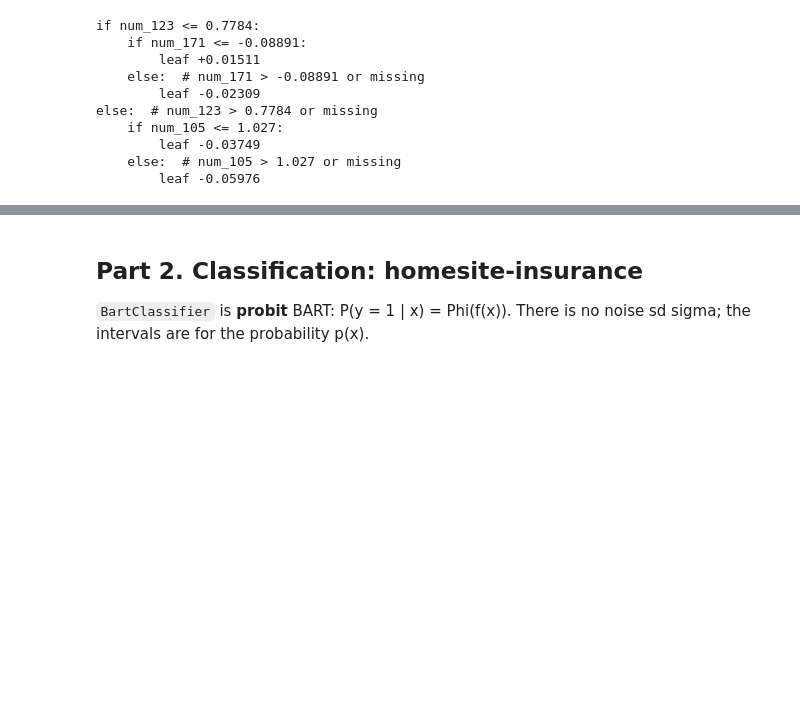
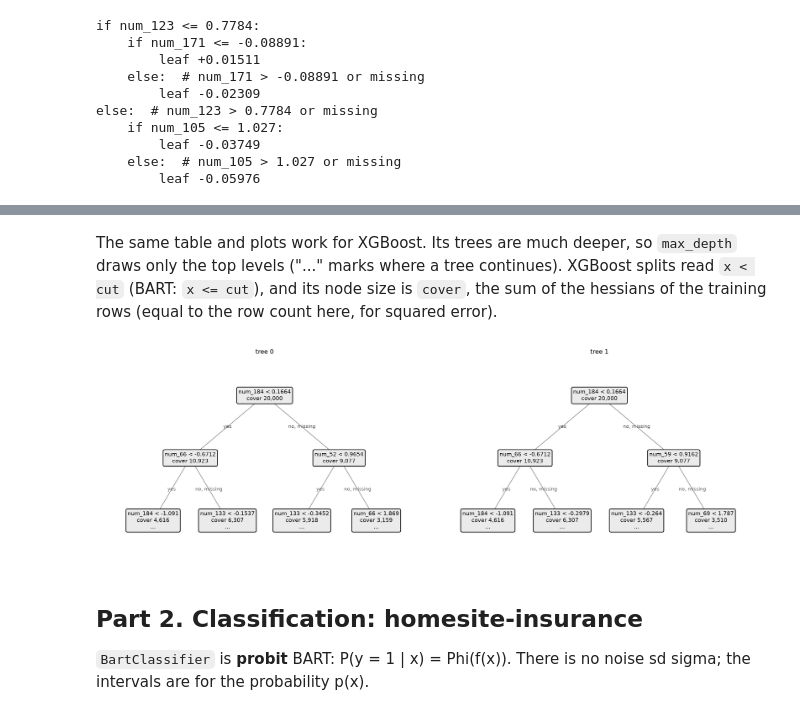
Before and after one commit to yingboli/tree_ensembles, a Jupyter notebook: notebooks/bart_demo.ipynb, the cells around one changed output, grey strips where cells are left out. Drawn from its saved outputs; the diff is of its cells as text; code cells hidden in the pictures; blank space fills up the shorter version.

```diff
--- a/notebooks/bart_demo.ipynb
+++ b/notebooks/bart_demo.ipynb
@@ -313,3 +350,13 @@ else:  # num_123 > 0.7784 or missing
+# %% [markdown]
+The same table and plots work for XGBoost. Its trees are much deeper, so `max_depth`
+draws only the top levels ("..." marks where a tree continues). XGBoost splits read
+`x < cut` (BART: `x <= cut`), and its node size is `cover`, the sum of the hessians of the training rows (equal to the
+row count here, for squared error).
+# %%
+xgb_table = xgb_reg.trees_to_dataframe(trees=[0, 1])
+plot_trees(xgb_table, ncols=2, max_depth=2);
+# %% [output]
+[figure, added]
 # %% [markdown]
 ## Part 2. Classification: homesite-insurance
 
```
Also changed, not shown: parts of 9 cells of this notebook, 12 other files.
